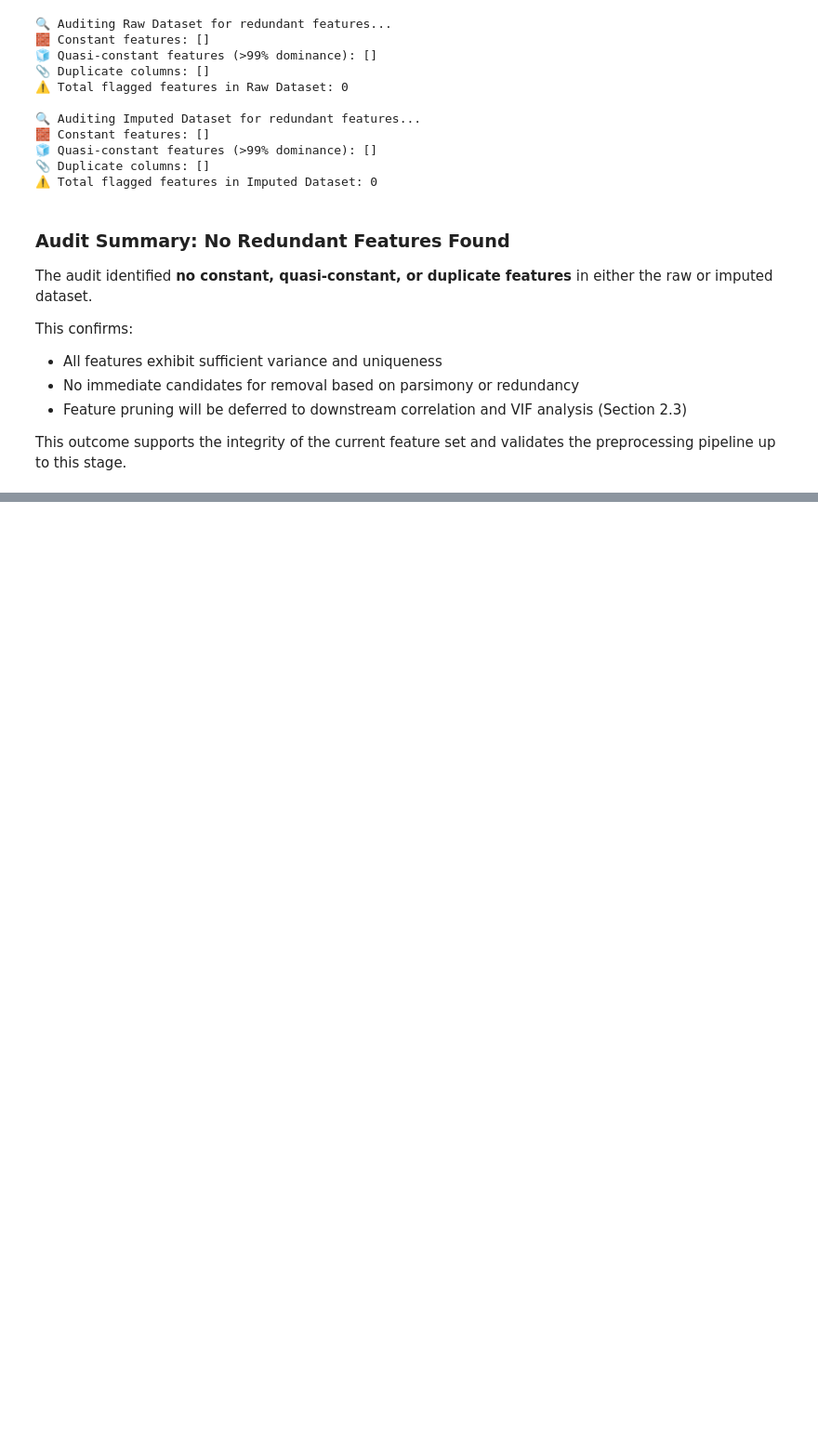
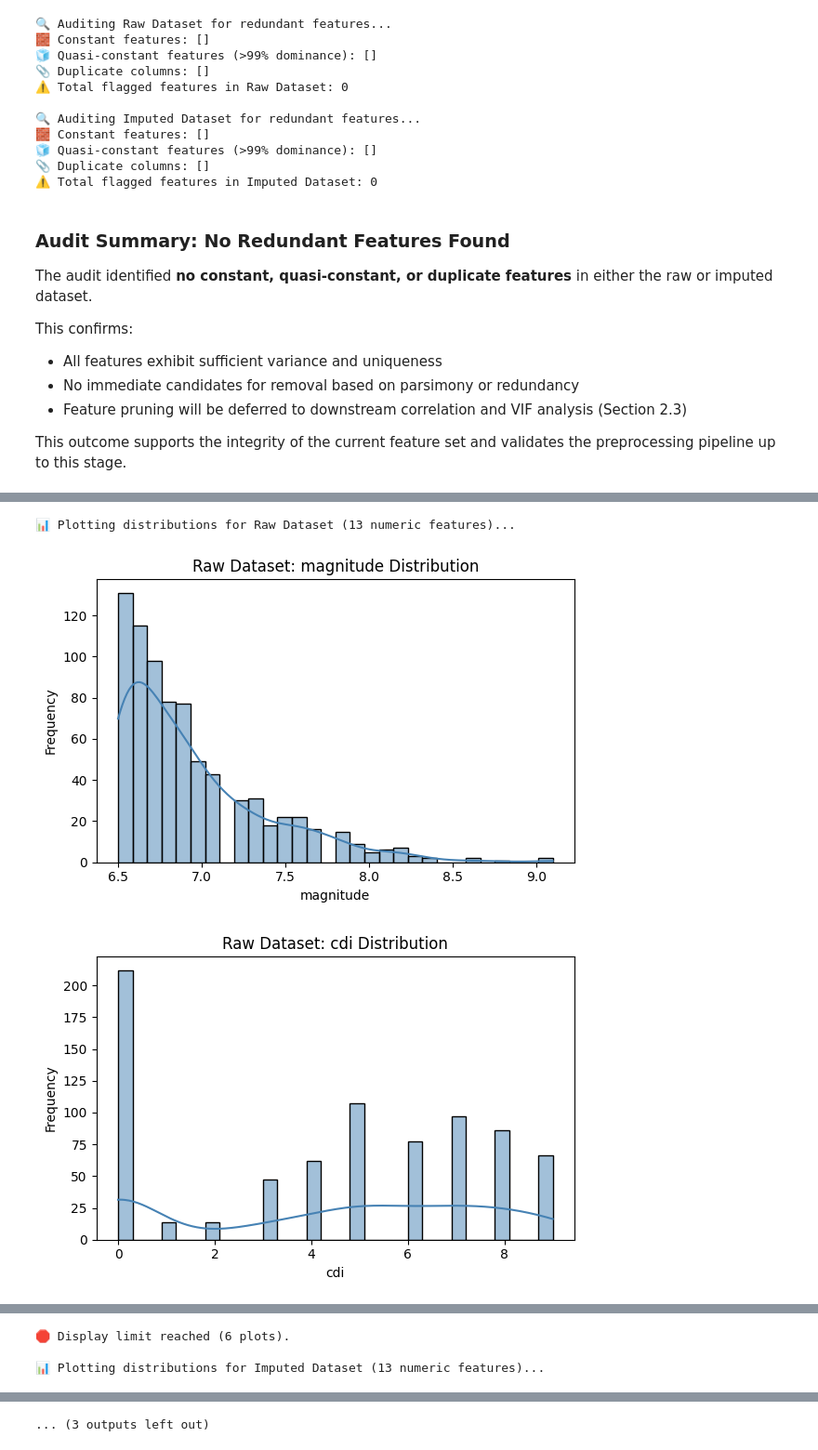
Before and after one commit to daniel67014/tsunami-earthquake-analysis, a Jupyter notebook: jupyter_notebooks/02_02_etl_feature_engineering.ipynb, the cells around one changed output, grey strips where cells are left out. Shown at 93% size. Saved outputs shown, nothing was run; the diff lists cells and outputs as text; code cells hidden in the pictures; blank space fills up the shorter version.

Commit message:
Add 1.2 Feature Distribution Audit to ETL Feature Engineering Notebook

```diff
--- a/jupyter_notebooks/02_02_etl_feature_engineering.ipynb
+++ b/jupyter_notebooks/02_02_etl_feature_engineering.ipynb
@@ -107,0 +124,34 @@ This outcome supports the integrity of the current feature set and validates the
+# %%
+import matplotlib.pyplot as plt
+import seaborn as sns
+
+def plot_feature_distributions(df, name="dataset", sentinel=-999, max_cols=6):
+    numeric_cols = df.select_dtypes(include="number").columns.tolist()
+    print(f"\n📊 Plotting distributions for {name} ({len(numeric_cols)} numeric features)...")
+
+    for i, col in enumerate(numeric_cols):
+        col_data = df[col]
+        filtered_data = col_data[col_data != sentinel]
+        dropped_count = len(col_data) - len(filtered_data)
+
+        # Dynamic title logic
+        title_suffix = f" (excluding sentinel value)" if dropped_count > 0 else ""
+        plt.figure(figsize=(6, 4))
+        sns.histplot(filtered_data, kde=True, bins=30, color="steelblue")
+        plt.title(f"{name}: {col} Distribution{title_suffix}")
+        plt.xlabel(col)
+        plt.ylabel("Frequency")
+        plt.tight_layout()
+        plt.show()
+
+        if i >= max_cols - 1:
+            print(f"🛑 Display limit reached ({max_cols} plots).")
+            break
+
+# Plot distributions for both datasets
+plot_feature_distributions(raw_df, name="Raw Dataset")
+plot_feature_distributions(imputed_df, name="Imputed Dataset")
+# %% [output]
+📊 Plotting distributions for Raw Dataset (13 numeric features)...
+[figure, added]
+[figure, added]
@@ -107,0 +162,3 @@ This outcome supports the integrity of the current feature set and validates the
+🛑 Display limit reached (6 plots).
+
+📊 Plotting distributions for Imputed Dataset (13 numeric features)...
@@ -107,0 +169 @@ This outcome supports the integrity of the current feature set and validates the
+... (3 outputs left out)
```
Also changed, not shown: parts of 3 cells of this notebook.
